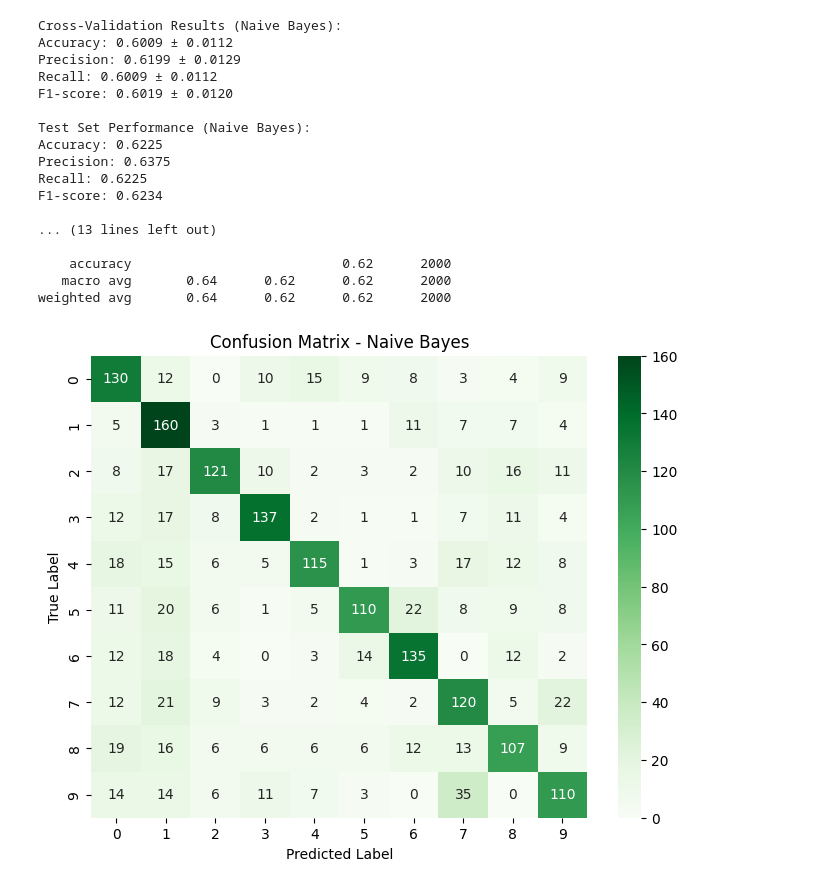
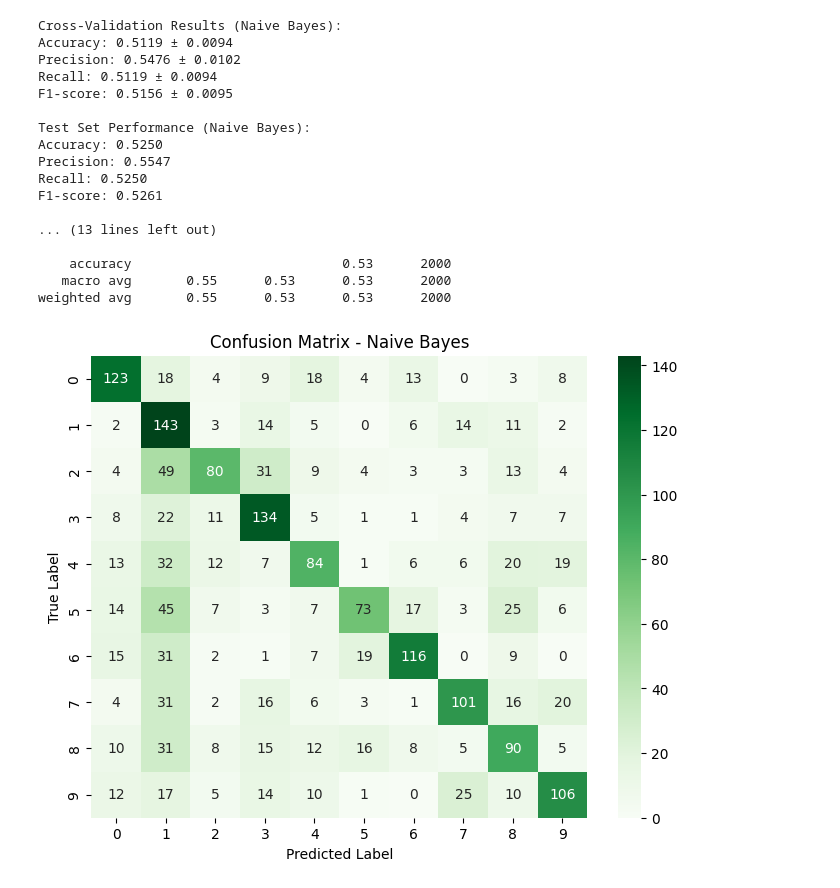
Before and after one commit to HabibaAhmed11111/ML_Project, a Jupyter notebook: project.ipynb, the cells around one changed output. Cells and saved outputs as stored; diff of their text form; code cells hidden in the pictures.

```diff
--- a/project.ipynb
+++ b/project.ipynb
@@ -90,7 +91,7 @@ for i in range(5):
 # %%
-from sklearn.naive_bayes import BernoulliNB
+from sklearn.naive_bayes import GaussianNB
 
-nb_model = BernoulliNB()
+nb_model = GaussianNB()
 
 nb_accuracy_scores = []
 nb_precision_scores = []
@@ -128,42 +129,42 @@ y_test_pred_nb = nb_model.predict(X_test)
 
 # Calculate performance metrics on test set
 test_accuracy_nb = accuracy_score(y_test, y_test_pred_nb)
 test_precision_nb = precision_score(y_test, y_test_pred_nb, average='macro', zero_division=0)
 test_recall_nb = recall_score(y_test, y_test_pred_nb, average='macro', zero_division=0)
 test_f1_nb = f1_score(y_test, y_test_pred_nb, average='macro', zero_division=0)
 test_confusion_matrix_nb = confusion_matrix(y_test, y_test_pred_nb)
 
 print("\nTest Set Performance (Naive Bayes):")
 print(f"Accuracy: {test_accuracy_nb:.4f}")
 print(f"Precision: {test_precision_nb:.4f}")
 print(f"Recall: {test_recall_nb:.4f}")
 print(f"F1-score: {test_f1_nb:.4f}")
 
 print("\nClassification Report (Naive Bayes):")
 print(classification_report(y_test, y_test_pred_nb, zero_division=0))
 
 plt.figure(figsize=(8,6))
 sns.heatmap(test_confusion_matrix_nb, annot=True, fmt='d', cmap='Greens')
 plt.title("Confusion Matrix - Naive Bayes")
 plt.xlabel('Predicted Label')
 plt.ylabel('True Label')
 plt.show()
 # %% [output]
 Cross-Validation Results (Naive Bayes):
-Accuracy: 0.6009 ± 0.0112
-Precision: 0.6199 ± 0.0129
-Recall: 0.6009 ± 0.0112
-F1-score: 0.6019 ± 0.0120
+Accuracy: 0.5119 ± 0.0094
+Precision: 0.5476 ± 0.0102
+Recall: 0.5119 ± 0.0094
+F1-score: 0.5156 ± 0.0095
 
 Test Set Performance (Naive Bayes):
-Accuracy: 0.6225
-Precision: 0.6375
-Recall: 0.6225
-F1-score: 0.6234
+Accuracy: 0.5250
+Precision: 0.5547
+Recall: 0.5250
+F1-score: 0.5261
 
 ... (13 lines left out)
 
-    accuracy                           0.62      2000
-   macro avg       0.64      0.62      0.62      2000
-weighted avg       0.64      0.62      0.62      2000
+    accuracy                           0.53      2000
+   macro avg       0.55      0.53      0.53      2000
+weighted avg       0.55      0.53      0.53      2000
-[figure, old version]
+[figure, new version]
```
Also changed, not shown: parts of 2 cells of this notebook.
